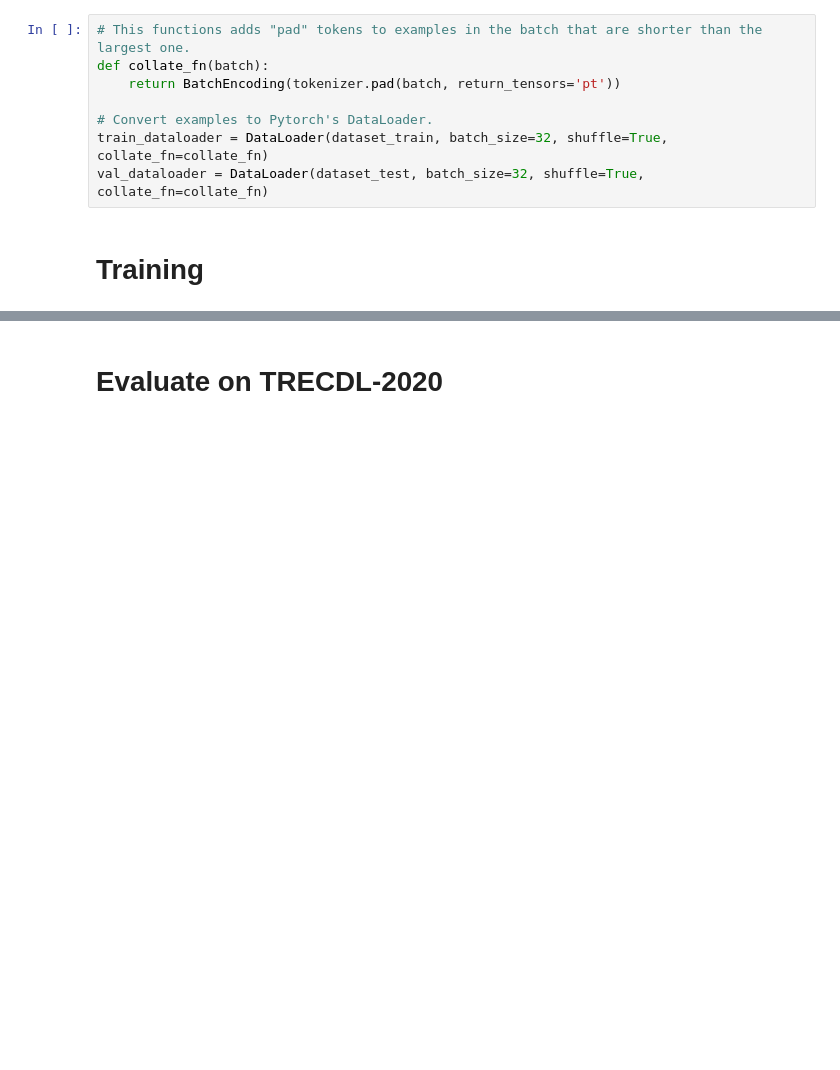
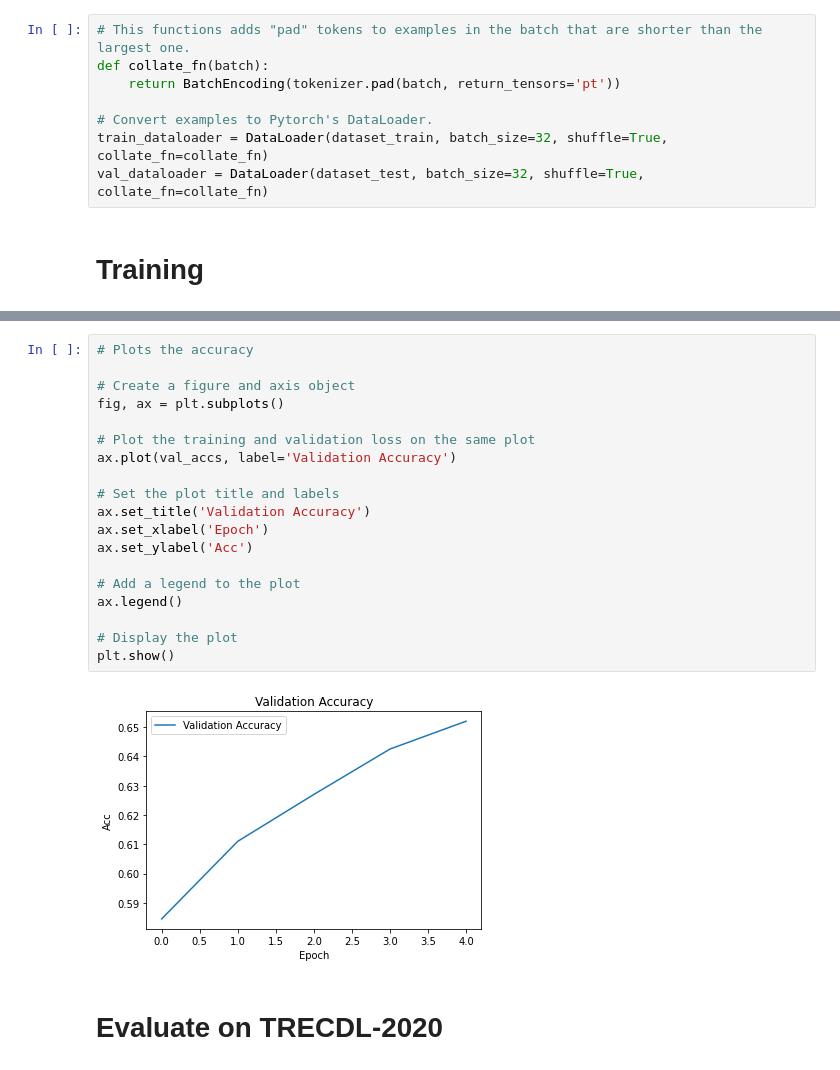
Before and after one commit to leosegundo/P_IA368DD_2023S1, a Jupyter notebook: Text classification and Re-ranking/Text_classification_and_Re_ranking.ipynb, the cells around one changed output, grey strips where cells are left out. Saved outputs shown, nothing was run; the diff lists cells and outputs as text; blank space fills up the shorter version.

```diff
--- a/Text classification and Re-ranking/Text_classification_and_Re_ranking.ipynb
+++ b/Text classification and Re-ranking/Text_classification_and_Re_ranking.ipynb
@@ -184,3 +210,24 @@ Valid loss: 1.517; Valid accuracy: 0.632
+# %%
+# Plots the accuracy
+
+# Create a figure and axis object
+fig, ax = plt.subplots()
+
+# Plot the training and validation loss on the same plot
+ax.plot(val_accs, label='Validation Accuracy')
+
+# Set the plot title and labels
+ax.set_title('Validation Accuracy')
+ax.set_xlabel('Epoch')
+ax.set_ylabel('Acc')
+
+# Add a legend to the plot
+ax.legend()
+
+# Display the plot
+plt.show()
+# %% [output]
+[figure, added]
 # %% [markdown]
 # Evaluate on TRECDL-2020
 # %%
```
Also changed, not shown: parts of 8 cells of this notebook.
